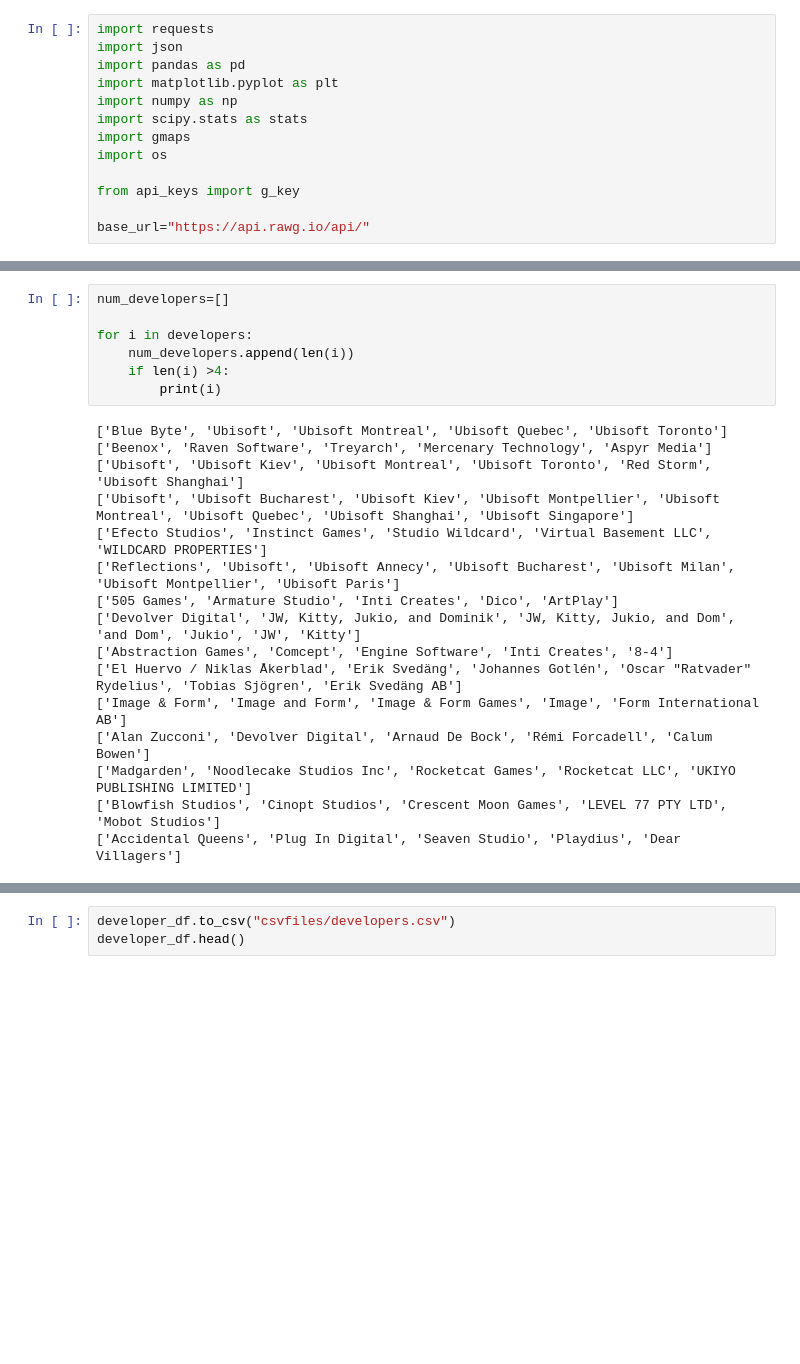
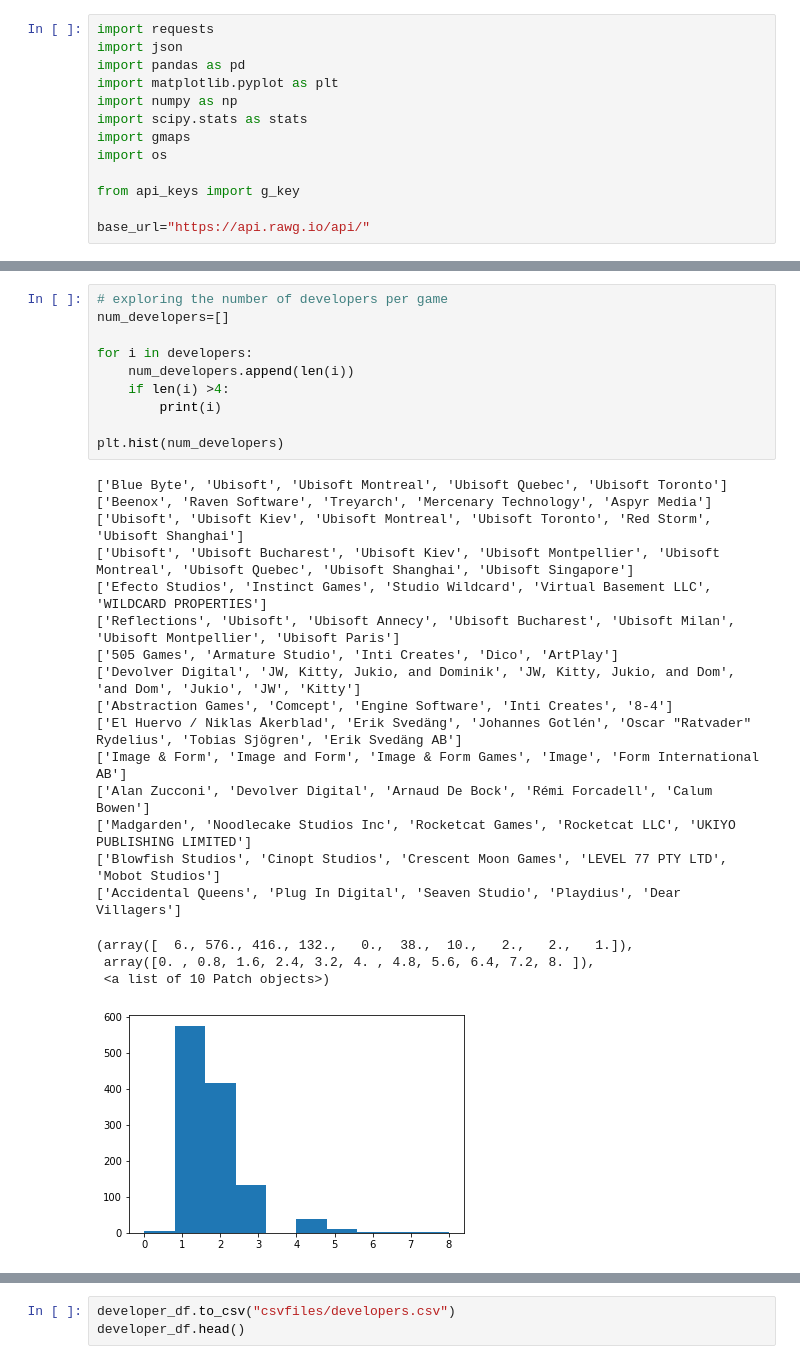
Before and after one commit to Rishi0406/project_1, a Jupyter notebook: developer.ipynb, the cells around one changed output, grey strips where cells are left out. Drawn from its saved outputs; the diff is of its cells as text; blank space fills up the shorter version.

```diff
--- a/developer.ipynb
+++ b/developer.ipynb
@@ -102,26 +103,33 @@ getting developer from https://api.rawg.io/api/games/21848
 getting developer from https://api.rawg.io/api/games/334
 getting developer from https://api.rawg.io/api/games/289929
 # %%
+# exploring the number of developers per game
 num_developers=[]
 
 for i in developers:
     num_developers.append(len(i))
     if len(i) >4:
         print(i)
+
+plt.hist(num_developers)
 # %% [output]
 ['Blue Byte', 'Ubisoft', 'Ubisoft Montreal', 'Ubisoft Quebec', 'Ubisoft Toronto']
 ['Beenox', 'Raven Software', 'Treyarch', 'Mercenary Technology', 'Aspyr Media']
 ['Ubisoft', 'Ubisoft Kiev', 'Ubisoft Montreal', 'Ubisoft Toronto', 'Red Storm', 'Ubisoft Shanghai']
 ['Ubisoft', 'Ubisoft Bucharest', 'Ubisoft Kiev', 'Ubisoft Montpellier', 'Ubisoft Montreal', 'Ubisoft Quebec', 'Ubisoft Shanghai', 'Ubisoft Singapore']
 ['Efecto Studios', 'Instinct Games', 'Studio Wildcard', 'Virtual Basement LLC', 'WILDCARD PROPERTIES']
 ['Reflections', 'Ubisoft', 'Ubisoft Annecy', 'Ubisoft Bucharest', 'Ubisoft Milan', 'Ubisoft Montpellier', 'Ubisoft Paris']
 ['505 Games', 'Armature Studio', 'Inti Creates', 'Dico', 'ArtPlay']
 ['Devolver Digital', 'JW, Kitty, Jukio, and Dominik', 'JW, Kitty, Jukio, and Dom', 'and Dom', 'Jukio', 'JW', 'Kitty']
 ['Abstraction Games', 'Comcept', 'Engine Software', 'Inti Creates', '8-4']
 ['El Huervo / Niklas Åkerblad', 'Erik Svedäng', 'Johannes Gotlén', 'Oscar "Ratvader" Rydelius', 'Tobias Sjögren', 'Erik Svedäng AB']
 ['Image & Form', 'Image and Form', 'Image & Form Games', 'Image', 'Form International AB']
 ['Alan Zucconi', 'Devolver Digital', 'Arnaud De Bock', 'Rémi Forcadell', 'Calum Bowen']
 ['Madgarden', 'Noodlecake Studios Inc', 'Rocketcat Games', 'Rocketcat LLC', 'UKIYO PUBLISHING LIMITED']
 ['Blowfish Studios', 'Cinopt Studios', 'Crescent Moon Games', 'LEVEL 77 PTY LTD', 'Mobot Studios']
 ['Accidental Queens', 'Plug In Digital', 'Seaven Studio', 'Playdius', 'Dear Villagers']
+(array([  6., 576., 416., 132.,   0.,  38.,  10.,   2.,   2.,   1.]),
+ array([0. , 0.8, 1.6, 2.4, 3.2, 4. , 4.8, 5.6, 6.4, 7.2, 8. ]),
+ <a list of 10 Patch objects>)
+[figure, added]
 # %%
```
Also changed, not shown: parts of 24 cells of this notebook.
